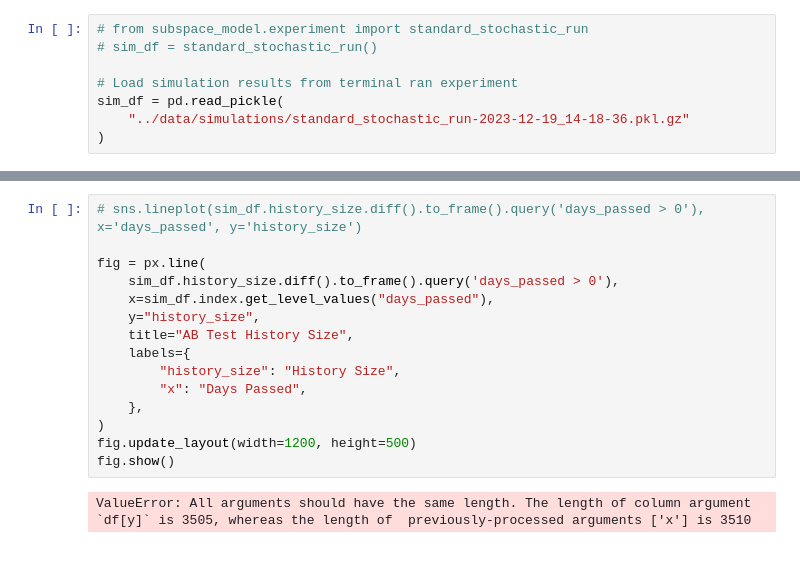
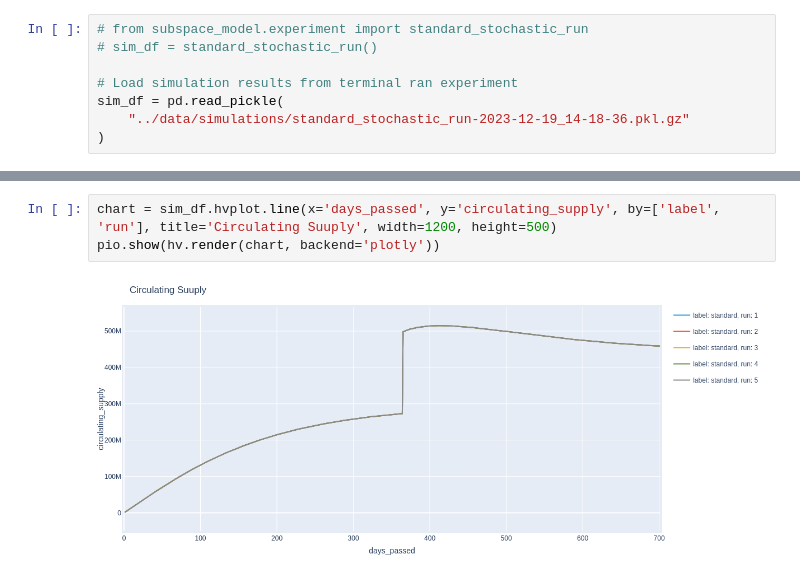
Before and after one commit to BlockScience/subspace, a Jupyter notebook: notebooks/standard_stochastic.ipynb, the cells around one changed output, grey strips where cells are left out. Saved outputs shown, nothing was run; the diff lists cells and outputs as text.

```diff
--- a/notebooks/standard_stochastic.ipynb
+++ b/notebooks/standard_stochastic.ipynb
@@ -209,17 +33,5 @@ fig.show()
-# %%
-# sns.lineplot(sim_df.history_size.diff().to_frame().query('days_passed > 0'), x='days_passed', y='history_size')
-
-fig = px.line(
-    sim_df.history_size.diff().to_frame().query('days_passed > 0'),
-    x=sim_df.index.get_level_values("days_passed"),
-    y="history_size",
-    title="AB Test History Size",
-    labels={
-        "history_size": "History Size",
-        "x": "Days Passed",
-    },
-)
-fig.update_layout(width=1200, height=500)
-fig.show()
-# %% [output]
-ValueError: All arguments should have the same length. The length of column argument `df[y]` is 3505, whereas the length of  previously-processed arguments ['x'] is 3510
+# %%
+chart = sim_df.hvplot.line(x='days_passed', y='circulating_supply', by=['label', 'run'], title='Circulating Suuply', width=1200, height=500)
+pio.show(hv.render(chart, backend='plotly'))
+# %% [output]
+[figure, added]
```
Also changed, not shown: parts of 28 cells of this notebook, 1 other file.
